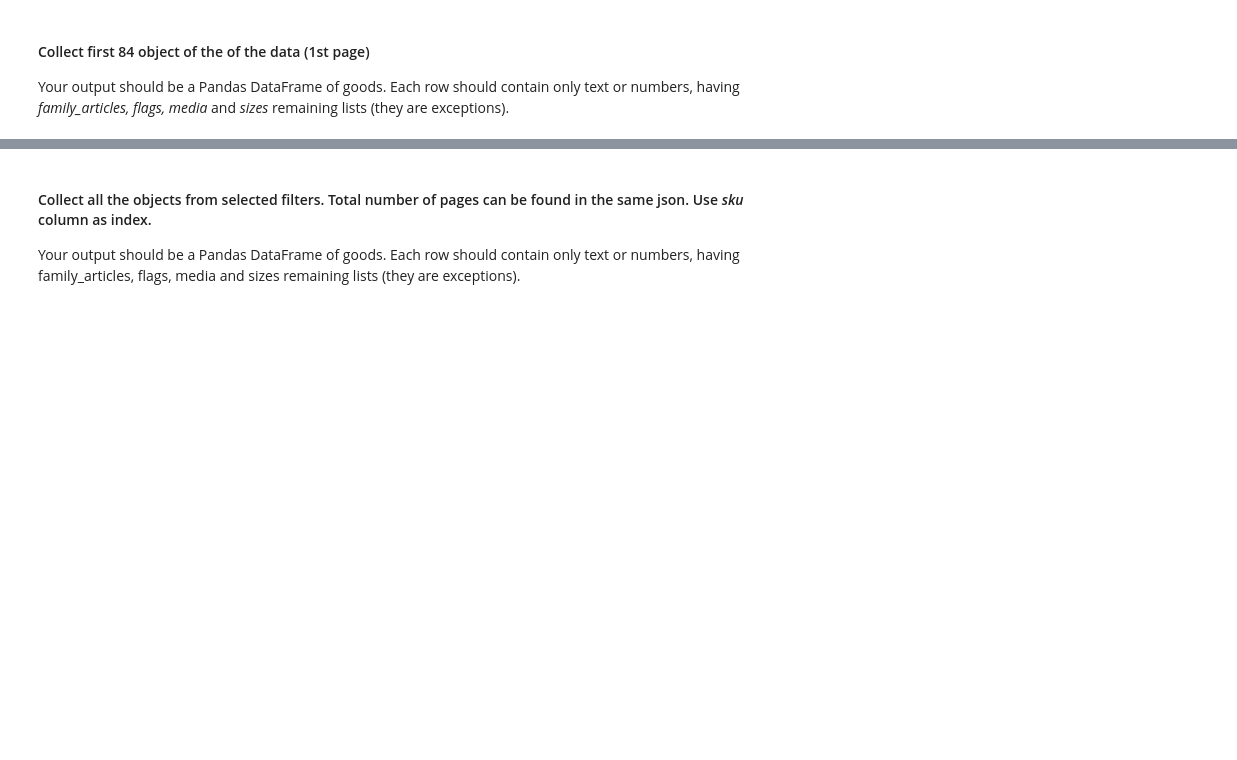
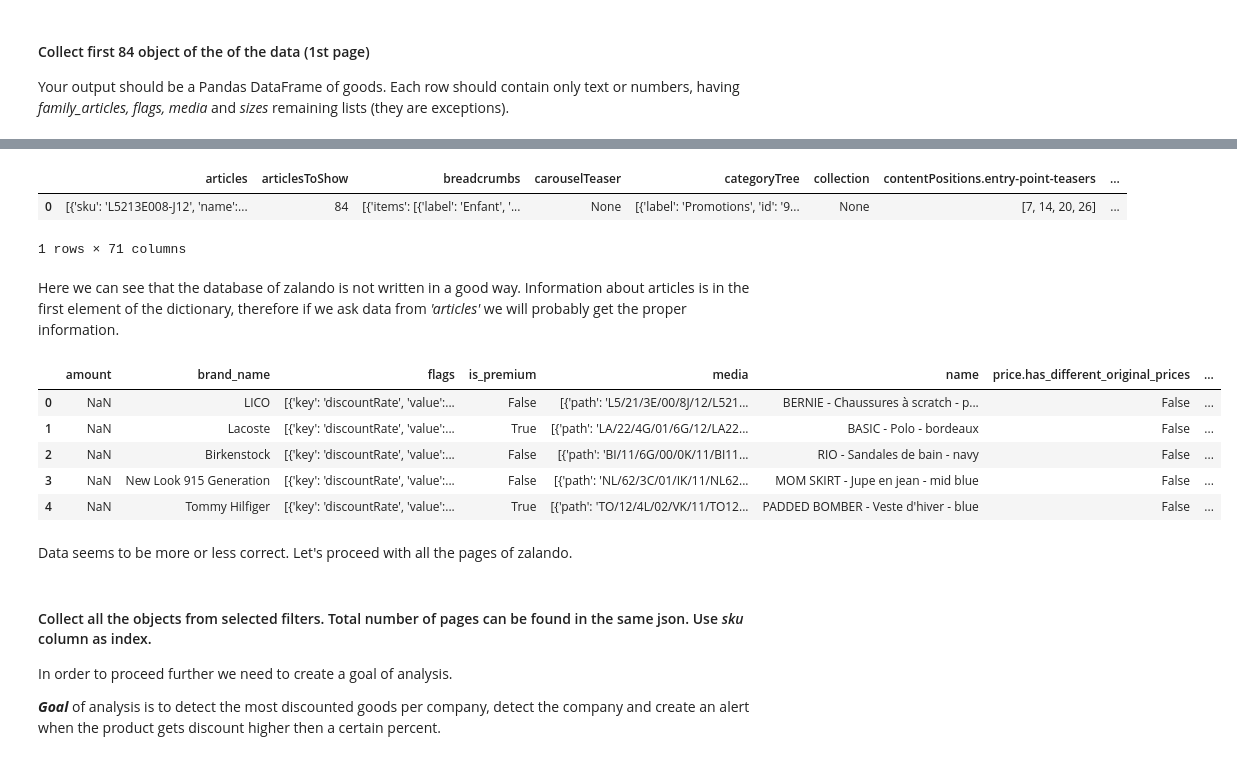
Before and after one commit to Eldiias/dummy, a Jupyter notebook: Lab-API/your-code/main_solution.ipynb, the cells around one changed output, grey strips where cells are left out. Drawn from its saved outputs; the diff is of its cells as text; code cells hidden in the pictures; blank space fills up the shorter version.

```diff
--- a/Lab-API/your-code/main_solution.ipynb
+++ b/Lab-API/your-code/main_solution.ipynb
@@ -103,7 +111,33 @@ flattened_data1
+# %%
+response = requests.get(url, headers=headers) # access the website using the link and headers collected from the website
+results = response.json() #transform the obtained data into json file
+
+flattened_data = json_normalize(results) #normalize the data (transform it into readable format)
+flattened_data.head()
+# %% [output]
+|  | articles | articlesToShow | breadcrumbs | carouselTeaser | categoryTree | collection | contentPositions.entry-point-teasers | ... |
+| 0 | [{'sku': 'L5213E008-J12', 'name':... | 84 | [{'items': [{'label': 'Enfant', '... | None | [{'label': 'Promotions', 'id': '9... | None | [7, 14, 20, 26] | ... |
+1 rows × 71 columns
+# %% [markdown]
+Here we can see that the database of zalando is not written in a good way. Information about articles is in the first element of the dictionary, therefore if we ask data from *'articles'* we will probably get the proper information.
+# %%
+flattened_data1 = json_normalize(flattened_data.articles[0])
+flattened_data1.head()
+# %% [output]
+|  | amount | brand_name | flags | is_premium | media | name | price.has_different_original_prices | ... |
+| 0 | NaN | LICO | [{'key': 'discountRate', 'value':... | False | [{'path': 'L5/21/3E/00/8J/12/L521... | BERNIE - Chaussures à scratch - p... | False | ... |
+| 1 | NaN | Lacoste | [{'key': 'discountRate', 'value':... | True | [{'path': 'LA/22/4G/01/6G/12/LA22... | BASIC - Polo - bordeaux | False | ... |
+| 2 | NaN | Birkenstock | [{'key': 'discountRate', 'value':... | False | [{'path': 'BI/11/6G/00/0K/11/BI11... | RIO - Sandales de bain - navy | False | ... |
+| 3 | NaN | New Look 915 Generation | [{'key': 'discountRate', 'value':... | False | [{'path': 'NL/62/3C/01/IK/11/NL62... | MOM SKIRT - Jupe en jean - mid blue | False | ... |
+| 4 | NaN | Tommy Hilfiger | [{'key': 'discountRate', 'value':... | True | [{'path': 'TO/12/4L/02/VK/11/TO12... | PADDED BOMBER - Veste d'hiver - blue | False | ... |
+# %% [markdown]
+Data seems to be more or less correct. Let's proceed with all the pages of zalando.
 # %% [markdown]
 #### Collect all the objects from selected filters. Total number of pages can be found in the same json. Use *sku* column as index.
 
-Your output should be a Pandas DataFrame of goods. Each row should contain only text or numbers, having family_articles, flags, media and sizes remaining lists (they are exceptions).
+In order to proceed further we need to create a goal of analysis.
+
+***Goal*** of analysis is to detect the most discounted goods per company, detect the company and create an alert when the product gets discount higher then a certain percent.
 # %%
 # Get the total number of pages
 total_pages=results['pagination']['page_count']
```
Also changed, not shown: parts of 22 cells of this notebook, 3 other files.
